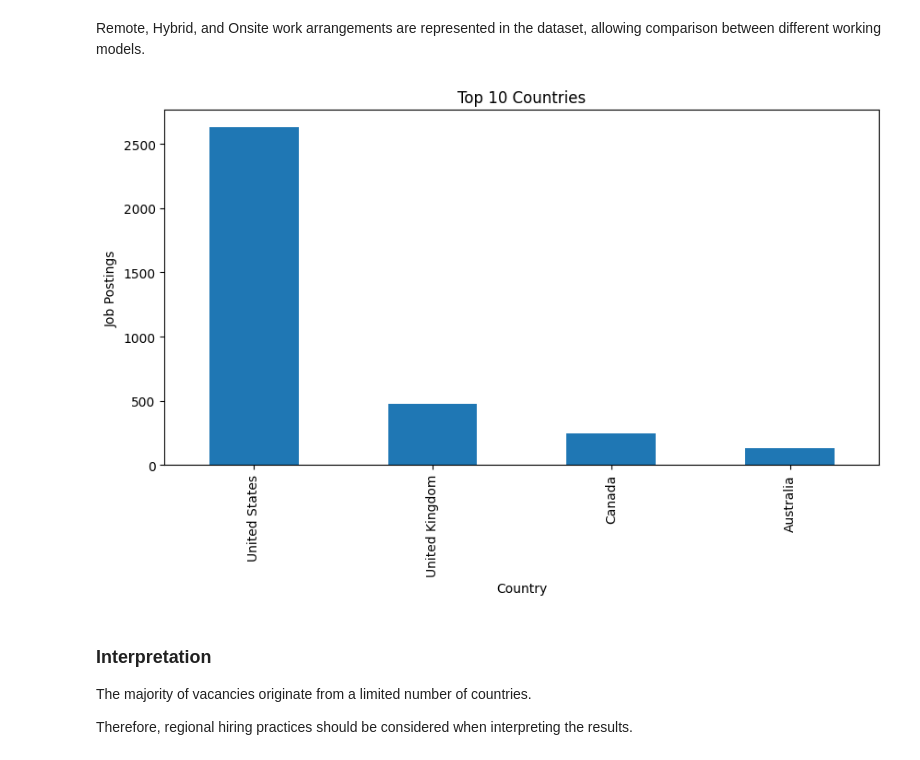
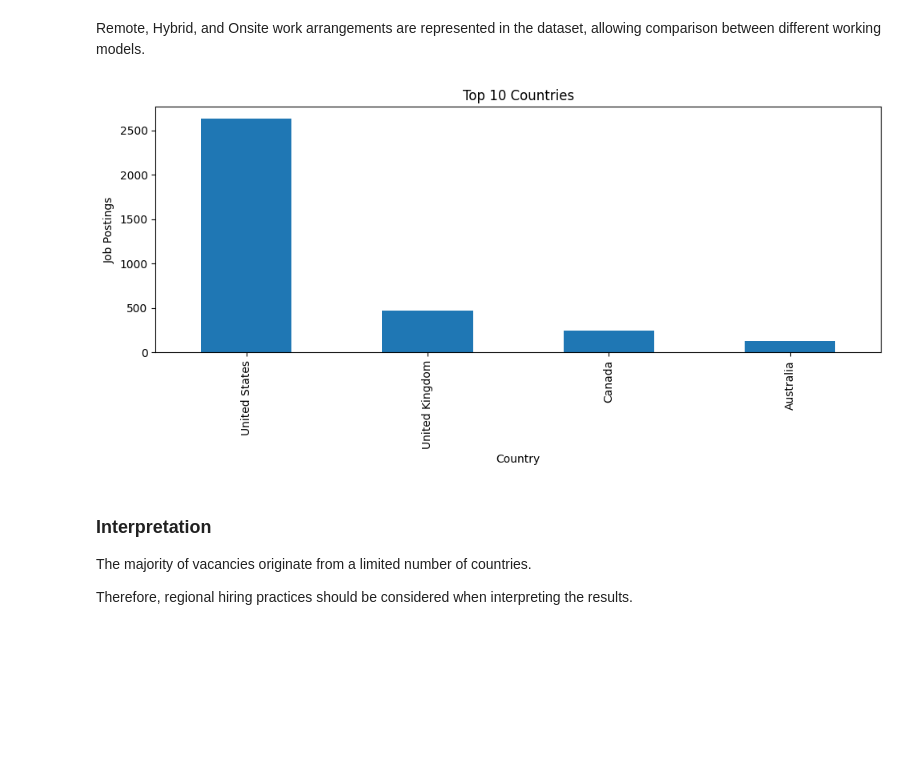
Before and after one commit to shvdkam/customer-behavior-sql-analysis, a Jupyter notebook: Are_Entry_Level_Data_Analyst_Jobs_Really_Entry_Level.ipynb, the cells around one changed output. Drawn from its saved outputs; the diff is of its cells as text; code cells hidden in the pictures; blank space fills up the shorter version.

```diff
--- a/Are_Entry_Level_Data_Analyst_Jobs_Really_Entry_Level.ipynb
+++ b/Are_Entry_Level_Data_Analyst_Jobs_Really_Entry_Level.ipynb
@@ -342,18 +330,18 @@ Remote, Hybrid, and Onsite work arrangements are represented in the dataset, all
 # %%
 top_countries = analyst_jobs["search_country"].value_counts().head(10)
 
 top_countries.plot(
     kind="bar",
     figsize=(10,5)
 )
 
 plt.title("Top 10 Countries")
 plt.xlabel("Country")
 plt.ylabel("Job Postings")
-
+plt.tight_layout()
 plt.show()
 # %% [output]
-[figure, old version]
+[figure, new version]
 # %% [markdown]
 ### Interpretation
 
```
Also changed, not shown: parts of 37 cells of this notebook.
